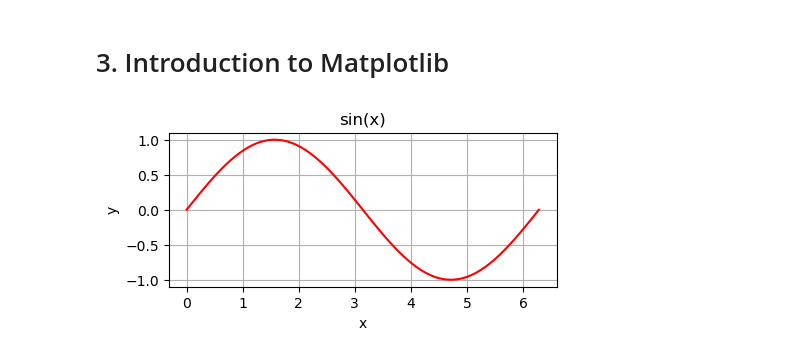
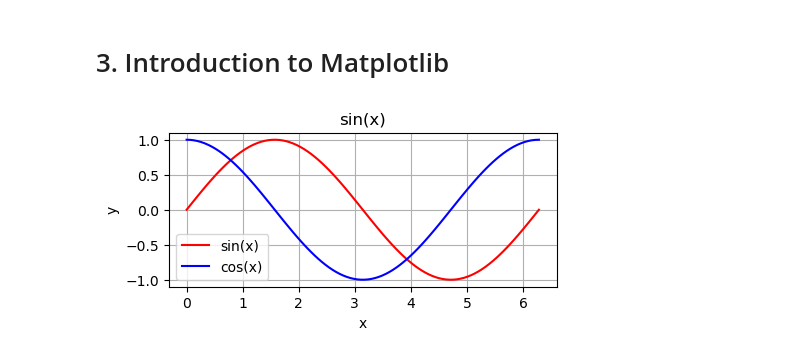
Before and after one commit to lXVILLALOBOSXl/inteligencia-artificial, a Jupyter notebook: 1er Parcial/Python Introduction/matplotlib.ipynb, the cells around one changed output. Saved outputs shown, nothing was run; the diff lists cells and outputs as text; code cells hidden in the pictures.

```diff
--- a/1er Parcial/Python Introduction/matplotlib.ipynb
+++ b/1er Parcial/Python Introduction/matplotlib.ipynb
@@ -6,13 +6,16 @@ import numpy as np
 # %%
 x = np.linspace(0, 2*np.pi, 100)
 y = np.sin(x)
+y2 = np.cos(x)
 
 plt.figure(0, figsize=(5, 2))
-plt.plot(x, y, 'r')
+plt.plot(x, y, 'r', label='sin(x)')
+plt.plot(x, y2, 'b', label='cos(x)')
+plt.legend(loc='best')
 plt.grid()
 plt.title('sin(x)')
 plt.xlabel('x')
 plt.ylabel('y')
 plt.show()
 # %% [output]
-[figure, old version]
+[figure, new version]
```
Also changed, not shown: parts of 7 cells of this notebook, 4 other files.
